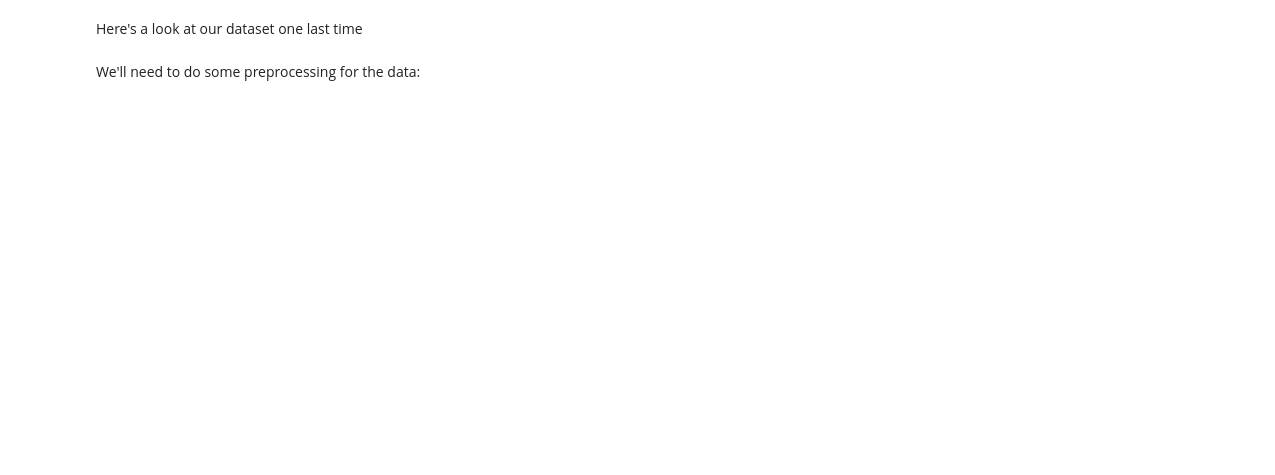
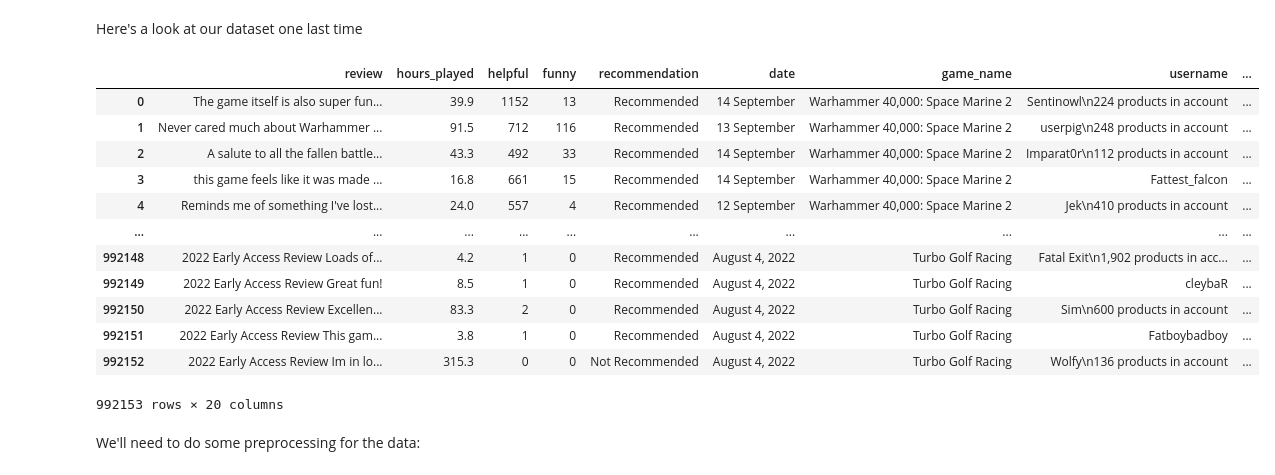
Before and after one commit to sjsu-cs133-f25/gamers-steamreviews-games, a Jupyter notebook: notebooks/05_extra.ipynb, the cells around one changed output. Cells and saved outputs as stored; diff of their text form; code cells hidden in the pictures; blank space fills up the shorter version.

```diff
--- a/notebooks/05_extra.ipynb
+++ b/notebooks/05_extra.ipynb
@@ -18,10 +16,30 @@ ModuleNotFoundError: No module named 'plotly'
 # %% [markdown]
 Here's a look at our dataset one last time
 # %%
-steamdataset = pd.read_csv('../data/steamdataset.csv')
-steamdataset["release_date"] = pd.to_datetime(steamdataset["release_date"])
-steamdataset["date"] = pd.to_datetime(steamdataset["date"])
+reviews_path = '../data/Steam Game Reviews export 2025-09-20 21-34-15.csv' # Replace with the path to your reviews CSV File
+game_metadata_path = '../data/games_description.csv' # Replace with path to game metadata CSV file, NOTE make sure to go to parent dir in the path
+
+
+steamreviews = pd.read_csv(reviews_path)
+gamemetadata = pd.read_csv(game_metadata_path)
+steamdataset = pd.merge(steamreviews, gamemetadata, left_on='game_name', right_on='name', how='left')
+steamdataset.drop(columns=['name'], inplace=True)
+
 steamdataset
+# %% [output]
+|  | review | hours_played | helpful | funny | recommendation | date | game_name | username | ... |
+| 0 | The game itself is also super fun... | 39.9 | 1152 | 13 | Recommended | 14 September | Warhammer 40,000: Space Marine 2 | Sentinowl\n224 products in account | ... |
+| 1 | Never cared much about Warhammer ... | 91.5 | 712 | 116 | Recommended | 13 September | Warhammer 40,000: Space Marine 2 | userpig\n248 products in account | ... |
+| 2 | A salute to all the fallen battle... | 43.3 | 492 | 33 | Recommended | 14 September | Warhammer 40,000: Space Marine 2 | Imparat0r\n112 products in account | ... |
+| 3 | this game feels like it was made ... | 16.8 | 661 | 15 | Recommended | 14 September | Warhammer 40,000: Space Marine 2 | Fattest_falcon | ... |
+| 4 | Reminds me of something I've lost... | 24.0 | 557 | 4 | Recommended | 12 September | Warhammer 40,000: Space Marine 2 | Jek\n410 products in account | ... |
+| ... | ... | ... | ... | ... | ... | ... | ... | ... | ... |
+| 992148 | 2022 Early Access Review Loads of... | 4.2 | 1 | 0 | Recommended | August 4, 2022 | Turbo Golf Racing | Fatal Exit\n1,902 products in acc... | ... |
+| 992149 | 2022 Early Access Review Great fun! | 8.5 | 1 | 0 | Recommended | August 4, 2022 | Turbo Golf Racing | cleybaR | ... |
+| 992150 | 2022 Early Access Review Excellen... | 83.3 | 2 | 0 | Recommended | August 4, 2022 | Turbo Golf Racing | Sim\n600 products in account | ... |
+| 992151 | 2022 Early Access Review This gam... | 3.8 | 1 | 0 | Recommended | August 4, 2022 | Turbo Golf Racing | Fatboybadboy | ... |
+| 992152 | 2022 Early Access Review Im in lo... | 315.3 | 0 | 0 | Not Recommended | August 4, 2022 | Turbo Golf Racing | Wolfy\n136 products in account | ... |
+992153 rows × 20 columns
 # %% [markdown]
 We'll need to do some preprocessing for the data:
 # %%
```
Also changed, not shown: parts of 4 cells of this notebook.
